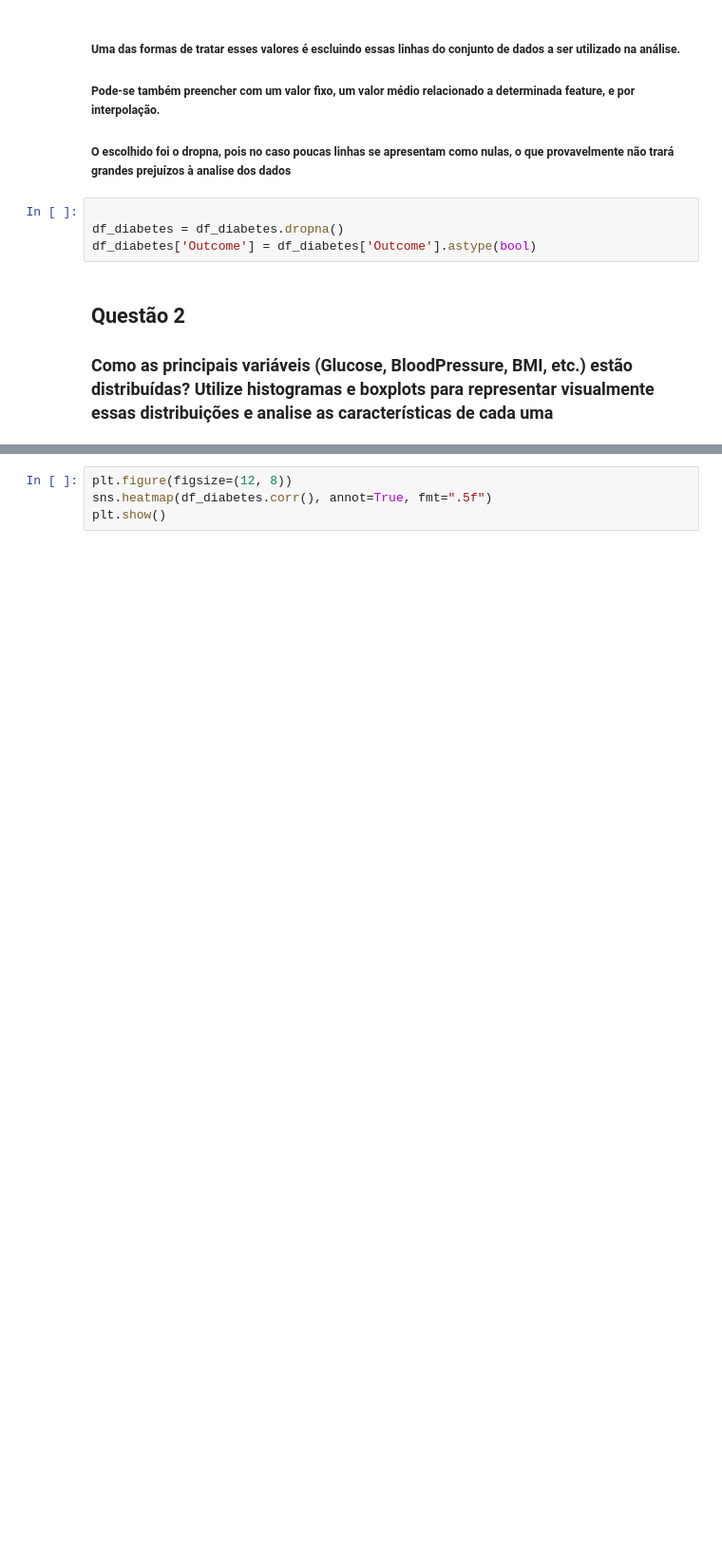
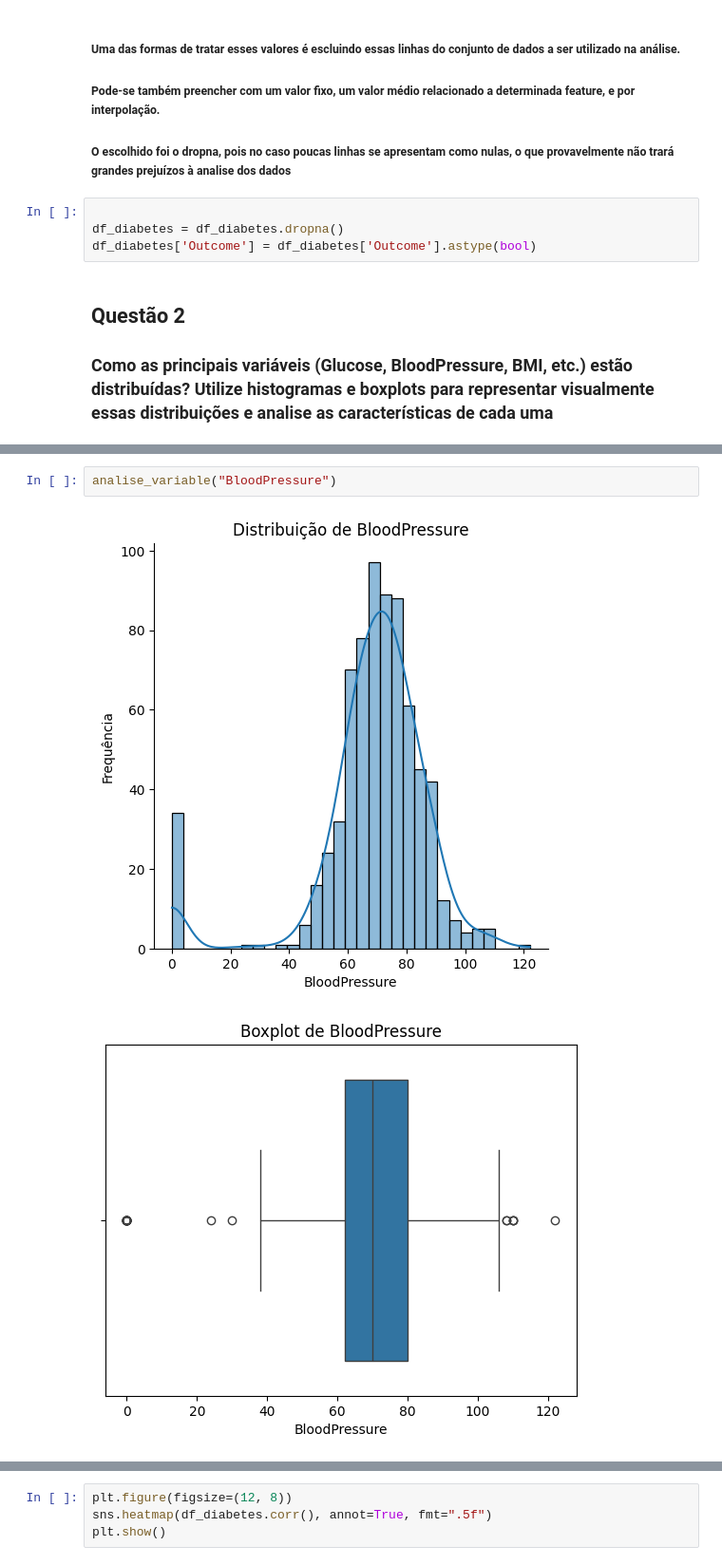
Before and after one commit to lucasdbr05/cis_ieee, a Jupyter notebook: main.ipynb, the cells around one changed output, grey strips where cells are left out. Shown at 95% size. Drawn from its saved outputs; the diff is of its cells as text; blank space fills up the shorter version.

```diff
--- a/main.ipynb
+++ b/main.ipynb
@@ -100,0 +90,5 @@ sns.displot(df_diabetes, x = "Outcome")
+# %%
+analise_variable("BloodPressure")
+# %% [output]
+[figure, added]
+[figure, added]
```
Also changed, not shown: parts of 38 cells of this notebook.
